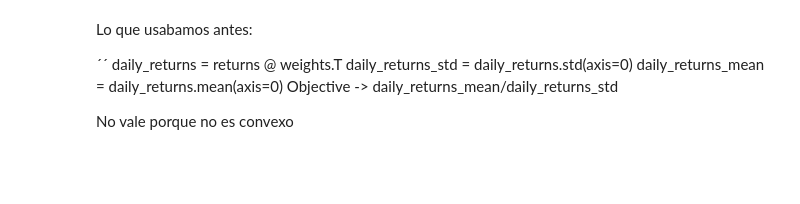
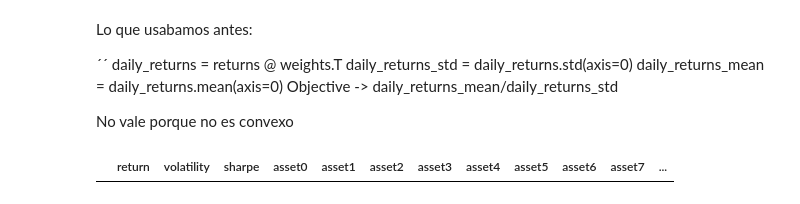
Before and after one commit to Juanjod54/MIAX_TB2.4, a Jupyter notebook: gestion_carteras.ipynb, the cells around one changed output. Drawn from its saved outputs; the diff is of its cells as text; code cells hidden in the pictures; blank space fills up the shorter version.

```diff
--- a/gestion_carteras.ipynb
+++ b/gestion_carteras.ipynb
@@ -120,51 +123,53 @@ No vale porque no es convexo
 # %%
 import cvxpy as cp
 
-# Los assets con correlacion inferior al 85% y el activo de renta fija
+# Los assets con correlacion inferior al 85% y curtosis < 6 y el activo de renta fija
 n_assets = len(returns.iloc[0]) + 1
 
 returns_cov = returns.cov()
 returns_means = returns.mean(axis=0).values
 returns_means = np.append(returns_means, (0.02 / 252)) # 2% se refiere a anual
 
-min_expected_ret_daily = 0.01/252
-max_expected_ret_daily = 0.6 * returns_means.max()
+min_expected_ret_daily = returns_means.min()
+max_expected_ret_daily = returns_means.max()
 
 # CVXPY
 best_weights = cp.Variable(n_assets)
 portfolio_returns = returns_means.T @ best_weights
 # La renta fija no afecta a la varianza (riesgo 0)
 portfolio_variance = cp.quad_form(best_weights[:-1], returns_cov)
 
 constraints = [
     cp.sum(best_weights) == 1, # Todo el capital debe estar invertido
-    best_weights[:-1] <= 0.08, # No invertimos mas de un 8% en cada activo
-    best_weights[-1] <= 0.1, # El activo de renta fija debe pesar como mucho un 10%
+    best_weights[:-1] <= 1, # Relaxing: Allow up to 100% in each risky asset
+    best_weights[-1] <= 1, # Relaxing: Allow up to 100% in risk-free asset
     best_weights >= 0, # No se permiten posiciones cortas
     best_weights[drop_indexes] == 0 # Evitamos dar peso a los activos muy relacionados
 ]
 
 results = []
 rf_daily = 0.2/252
-for r_target in np.linspace(min_expected_ret_daily, max_expected_ret_daily, 100):
+for r_target in np.linspace(min_expected_ret_daily, max_expected_ret_daily, 200):
 
     r_constraints = constraints + [best_weights @ returns_means >= r_target]
 
     problem = cp.Problem(cp.Minimize(portfolio_variance), r_constraints)
 
     problem.solve()
 
     if best_weights.value is not None:
         ret = portfolio_returns.value
         vol = np.sqrt(portfolio_variance.value)
         sharpe_ratio = (ret - rf_daily) / vol if vol > 0 else 0
         row = np.concatenate([[ret], [vol], [sharpe_ratio], best_weights.value])
         results.append(row)
 
 columns = ["return", "volatility", "sharpe"] + [f"asset{i}" for i in range(n_assets - 1)] + ["Renta Fija"]
 portfolio_results = pd.DataFrame(results, columns=columns)
 portfolio_results = portfolio_results.sort_values(by="sharpe", ascending=False)
 portfolio_results
+# %% [output]
+|  | return | volatility | sharpe | asset0 | asset1 | asset2 | asset3 | asset4 | asset5 | asset6 | asset7 | ... |
 # %%
 # Esta funcion ha sido desarrollada por Gemini 3 en su totalidad, se ha limpiado para adaptarla a
 def round_weights(weights, decimals=3):
```
Also changed, not shown: parts of 4 cells of this notebook.
